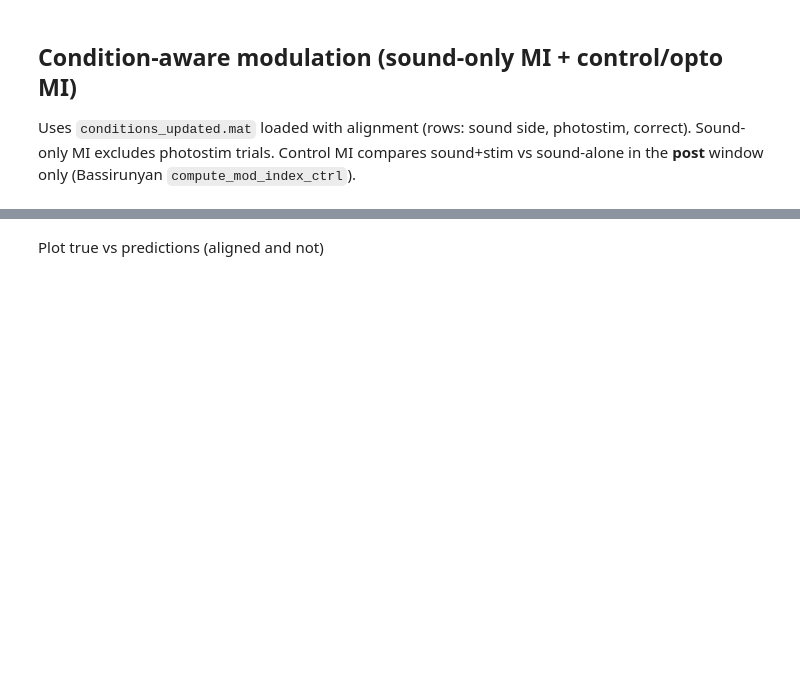
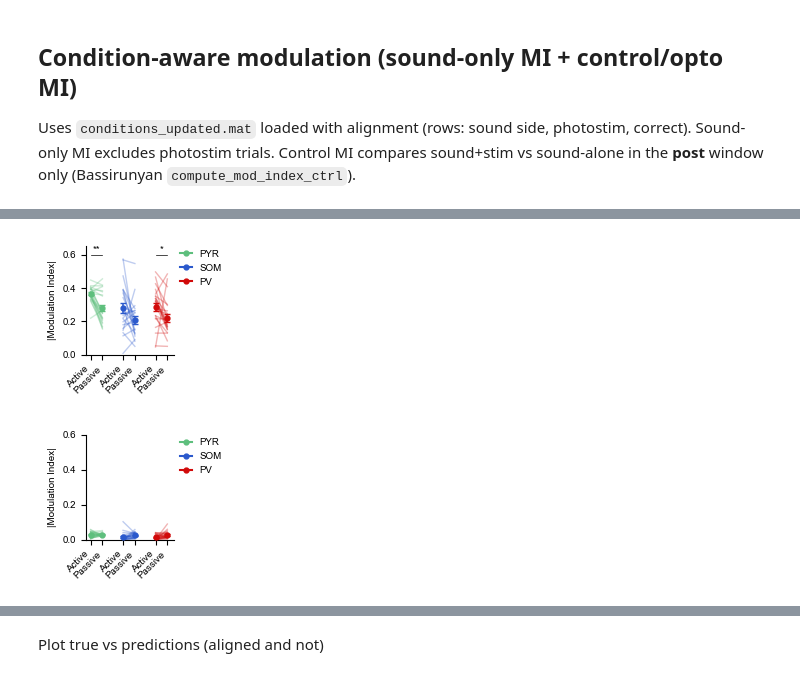
Before and after one commit to constanzabassi/GLM-analysis, a Jupyter notebook: notebooks/run_glm_encoding_analysis_running_models.ipynb, the cells around one changed output, grey strips where cells are left out. Drawn from its saved outputs; the diff is of its cells as text; code cells hidden in the pictures; blank space fills up the shorter version.

```diff
--- a/notebooks/run_glm_encoding_analysis_running_models.ipynb
+++ b/notebooks/run_glm_encoding_analysis_running_models.ipynb
@@ -512,10 +790,2 @@ _ = plotter.plot_abs_mi_paired_summary(
 # %% [markdown]
 Post-pre delta (numerator-only) and cell-type grouped summaries. Delta uses the same windows/folds as MI: `post_mean - pre_mean`, without dividing by `post + pre`. Sound-responsive masks are unchanged.
-# %%
-# Cell-type labels from results[key]["celltype_array"] (0=PYR, 1=SOM, 2=PV)
-cell_type_dict = plotter.make_cell_type_dict_from_results(
-    results,
-    mi_reference_dict=mi_true_active,
-    label_map={0: "PYR", 1: "SOM", 2: "PV"},
-)
-print("example cell types:", np.unique(cell_type_dict[next(iter(cell_type_dict))]))
@@ -959,43 +1262,52 @@ stats_true_active_passive = plotter.compute_paired_context_stats(
     context_a="Active",
     context_b="Passive",
     group_col="cell_type",
-    n_permutations=10000,
+    n_permutations=1000,
 )
 
 stats_pred_active_passive = plotter.compute_paired_context_stats(
     summary_df=summary_pred_sound_celltype,
     metric_col="mean_abs_mi",
     context_a="Active",
     context_b="Passive",
     group_col="cell_type",
-    n_permutations=10000,
+    n_permutations=1000,
 )
 
 _ = plotter.plot_abs_metric_paired_summary_grouped_celltypes(
     summary_df=summary_true_sound_celltype,
     metric_col="mean_abs_mi",
     context_order=["Active", "Passive"],
     cell_type_order=["PYR", "SOM", "PV"],
-    title="Sound-only modulation index: true active vs passive",
+    title=None,#"Sound-only modulation index: true active vs passive",
     ylabel="|Modulation Index|",
     show_stats=True,
     stats_df=stats_true_active_passive,
-    show_celltype_labels=True,
-    show_celltype_legend=False,
+    show_celltype_labels=False,
+    show_celltype_legend=True,
+    ylim=(0,.6),
+    save_path='W:/Connie/results/Bassi2025/glm_results/modulation_index/scatter_true_sound_index_celltype_sound_only_trials.pdf',
+    figsize=(2,1.7)
 )
 
 _ = plotter.plot_abs_metric_paired_summary_grouped_celltypes(
     summary_df=summary_pred_sound_celltype,
     metric_col="mean_abs_mi",
     context_order=["Active", "Passive"],
     cell_type_order=["PYR", "SOM", "PV"],
-    title="Sound-only modulation index: predicted active vs passive",
+    title=None,#"Sound-only modulation index: predicted active vs passive",
     ylabel="|Modulation Index|",
     show_stats=True,
     stats_df=stats_pred_active_passive,
-    show_celltype_labels=True,
-    show_celltype_legend=False,
+    show_celltype_labels=False,
+    show_celltype_legend=True,
+    ylim=(0,.6),
+    save_path='W:/Connie/results/Bassi2025/glm_results/modulation_index/scatter_pred_sound_index_celltype_sound_only_trials.pdf',
+    figsize=(2,1.7)
 )
+# %% [output]
+[figure, added]
+[figure, added]
 # %%
 # Grouped cell-type summaries: control MI, active vs passive
 summary_true_ctrl_celltype = plotter.summarize_abs_metric_by_dataset(
```
Also changed, not shown: parts of 37 cells of this notebook, 3 other files.
